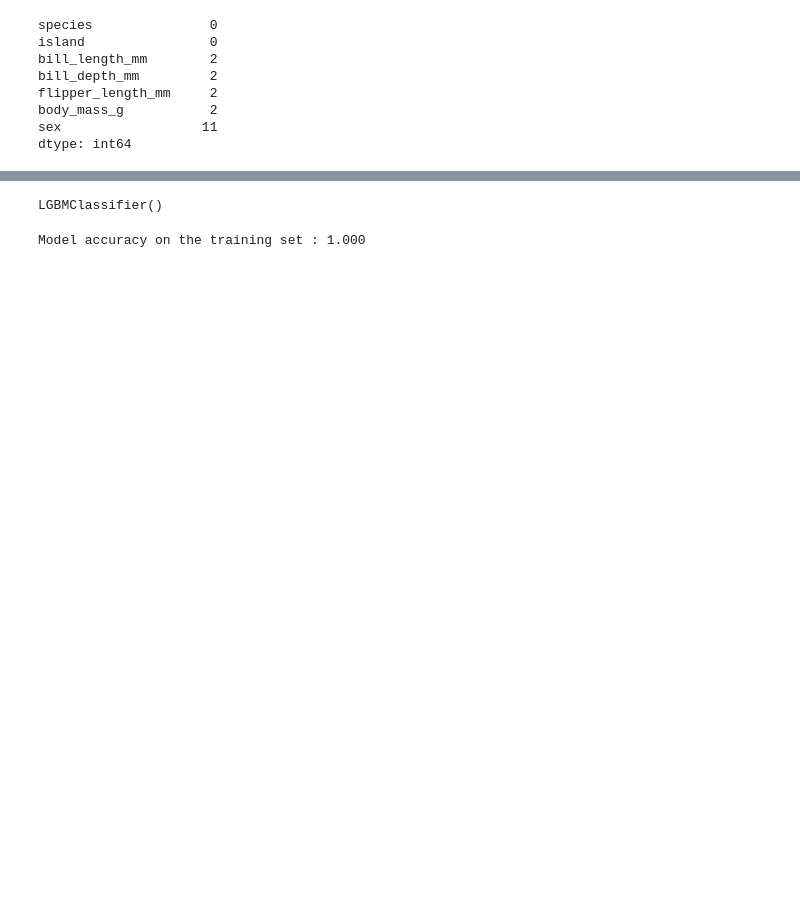
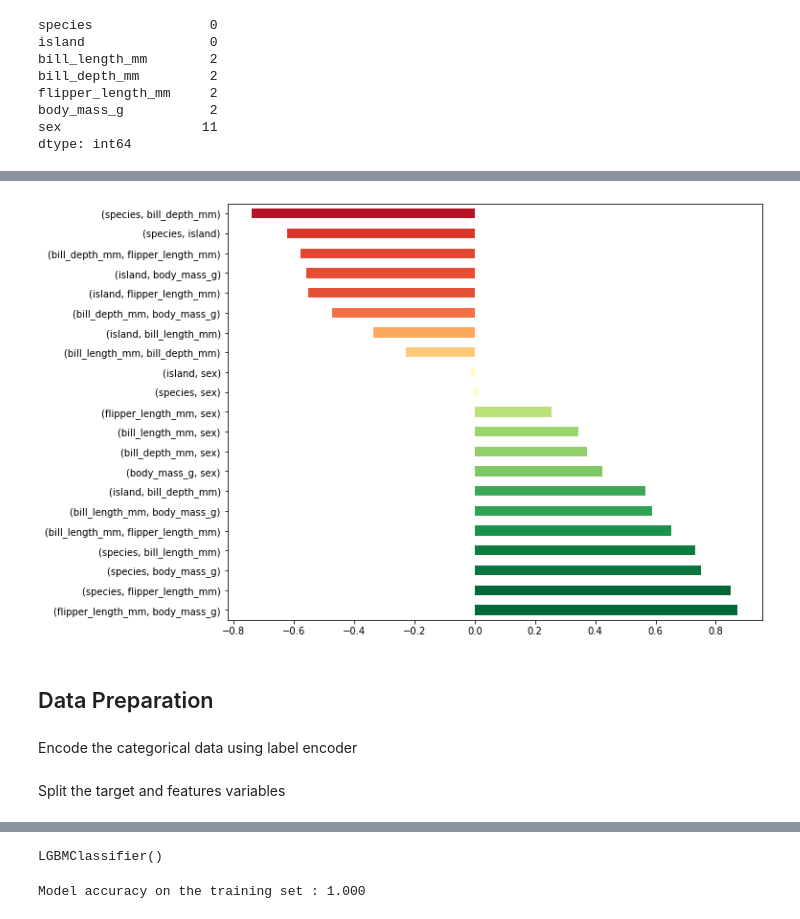
Before and after one commit to trizkynoviandy/penguin-classification, a Jupyter notebook: penguin_classification.ipynb, the cells around one changed output, grey strips where cells are left out. Drawn from its saved outputs; the diff is of its cells as text; code cells hidden in the pictures; blank space fills up the shorter version.

```diff
--- a/penguin_classification.ipynb
+++ b/penguin_classification.ipynb
@@ -91,8 +93,39 @@ df
+# %%
+def get_redundant_pairs(df):
+    pairs_to_drop = set()
+    cols = df.columns
+    for i in range(0, df.shape[1]):
+        for j in range(0, i+1):
+            pairs_to_drop.add((cols[i], cols[j]))
+    return pairs_to_drop
+
+def get_correlations(df):
+    au_corr = df.corr().unstack()
+    labels_to_drop = get_redundant_pairs(df)
+    au_corr = au_corr.drop(labels=labels_to_drop).sort_values(ascending=False)
+    return au_corr
+# %%
+columns = list(df.columns)
+correlation_plot = get_correlations(df[columns])
+
+fig = plt.figure(figsize=(10, 8))
+norm = TwoSlopeNorm(vmin=-.8, vcenter=0, vmax=.8)
+colors = [plt.cm.RdYlGn(norm(c)) for c in correlation_plot.values]
+correlation_plot.plot.barh(color=colors)
+plt.show()
+# %% [output]
+[figure, added]
+# %% [markdown]
+## Data Preparation
+# %% [markdown]
+Encode the categorical data using label encoder
 # %%
 encoder = LabelEncoder()
 df["species"] = encoder.fit_transform(df["species"])
 df["island"] = encoder.fit_transform(df["island"])
 df["sex"] = encoder.fit_transform(df["sex"])
+# %% [markdown]
+Split the target and features variables
 # %%
 X = df.drop("species", axis=1)
 y = pd.DataFrame(df["species"]).copy()
```
Also changed, not shown: parts of 28 cells of this notebook.
